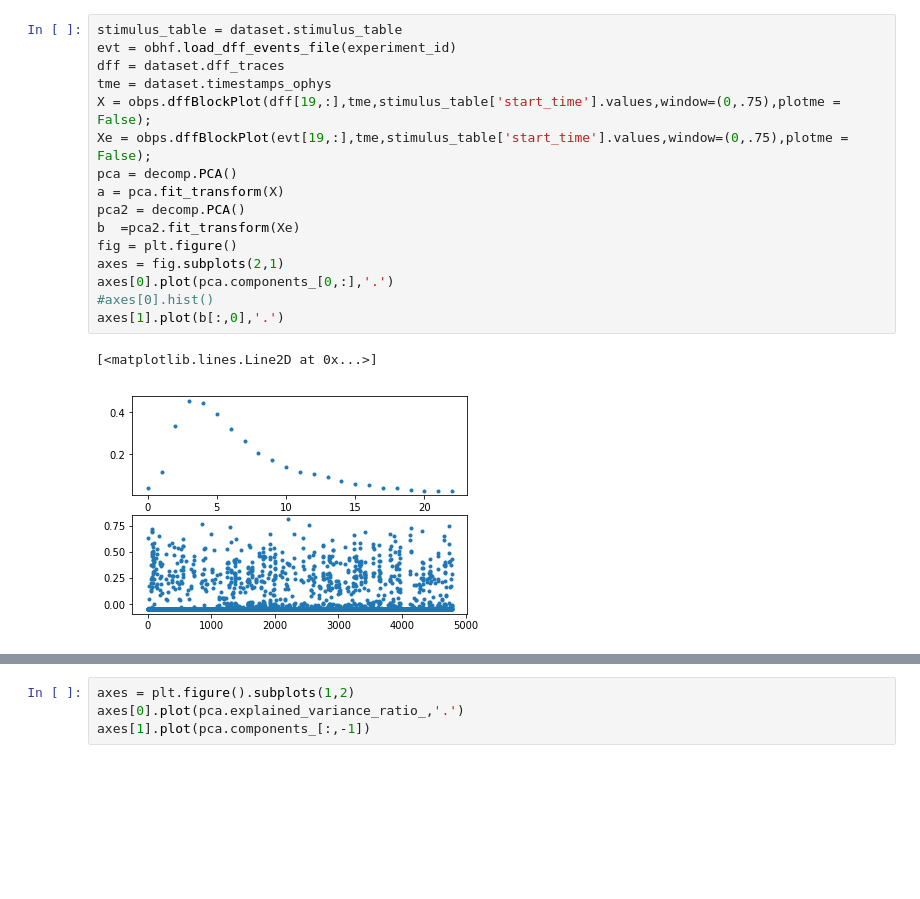
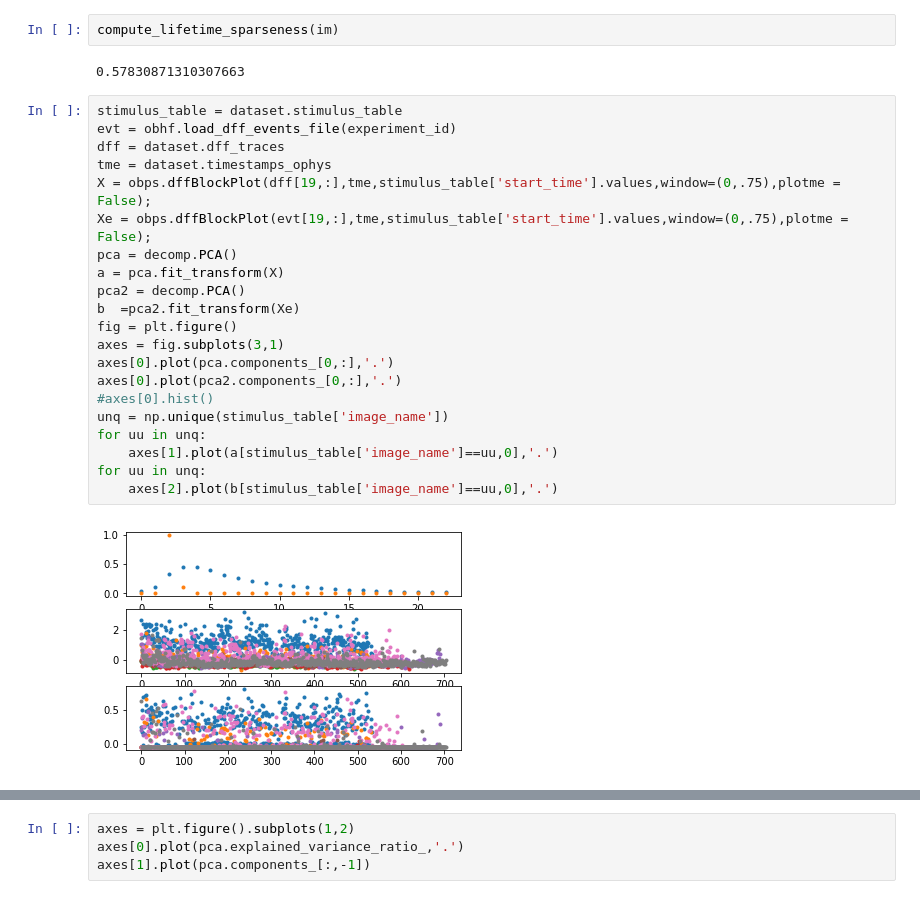
Before and after one commit to yonibrowning/oBehave, a Jupyter notebook: PlottingTesting/PCA_FirstPass.ipynb, the cells around one changed output, grey strips where cells are left out. Drawn from its saved outputs; the diff is of its cells as text; blank space fills up the shorter version.

```diff
--- a/PlottingTesting/PCA_FirstPass.ipynb
+++ b/PlottingTesting/PCA_FirstPass.ipynb
@@ -31,22 +95,30 @@ loading flash response dataframe
+# %%
+compute_lifetime_sparseness(im)
+# %% [output]
+0.57830871310307663
 # %%
 stimulus_table = dataset.stimulus_table
 evt = obhf.load_dff_events_file(experiment_id)
 dff = dataset.dff_traces
 tme = dataset.timestamps_ophys
 X = obps.dffBlockPlot(dff[19,:],tme,stimulus_table['start_time'].values,window=(0,.75),plotme = False);
 Xe = obps.dffBlockPlot(evt[19,:],tme,stimulus_table['start_time'].values,window=(0,.75),plotme = False);
 pca = decomp.PCA()
 a = pca.fit_transform(X)
 pca2 = decomp.PCA()
 b  =pca2.fit_transform(Xe)
 fig = plt.figure()
-axes = fig.subplots(2,1)
+axes = fig.subplots(3,1)
 axes[0].plot(pca.components_[0,:],'.')
+axes[0].plot(pca2.components_[0,:],'.')
 #axes[0].hist()
-axes[1].plot(b[:,0],'.')
+unq = np.unique(stimulus_table['image_name'])
+for uu in unq:
+    axes[1].plot(a[stimulus_table['image_name']==uu,0],'.')
+for uu in unq:
+    axes[2].plot(b[stimulus_table['image_name']==uu,0],'.')
 # %% [output]
-[<matplotlib.lines.Line2D at 0x...>]
-[figure, old version]
+[figure, new version]
 # %%
 pca.components_.shape
 unique_image = np.unique(stimulus_table['image_name'])
```
Also changed, not shown: parts of 5 cells of this notebook, 6 other files.
